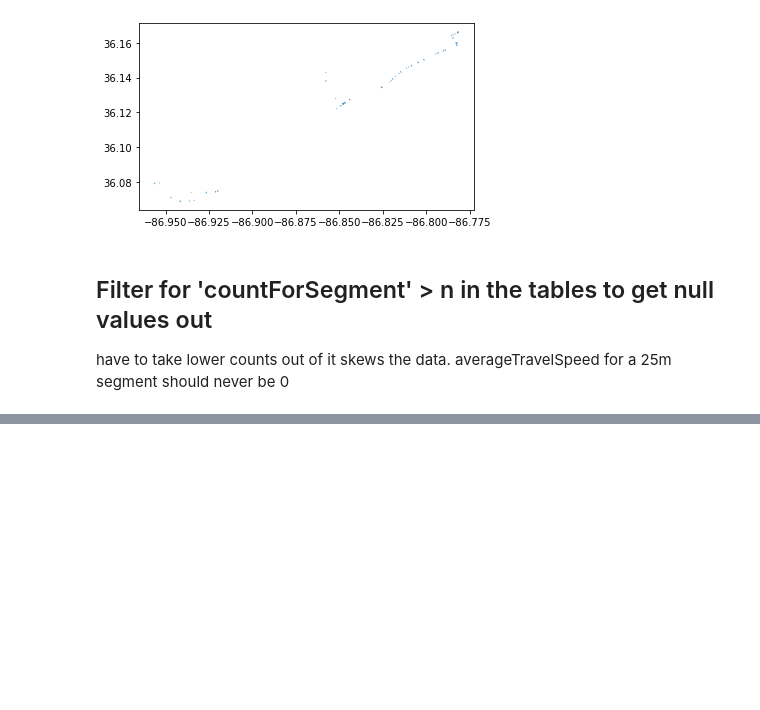
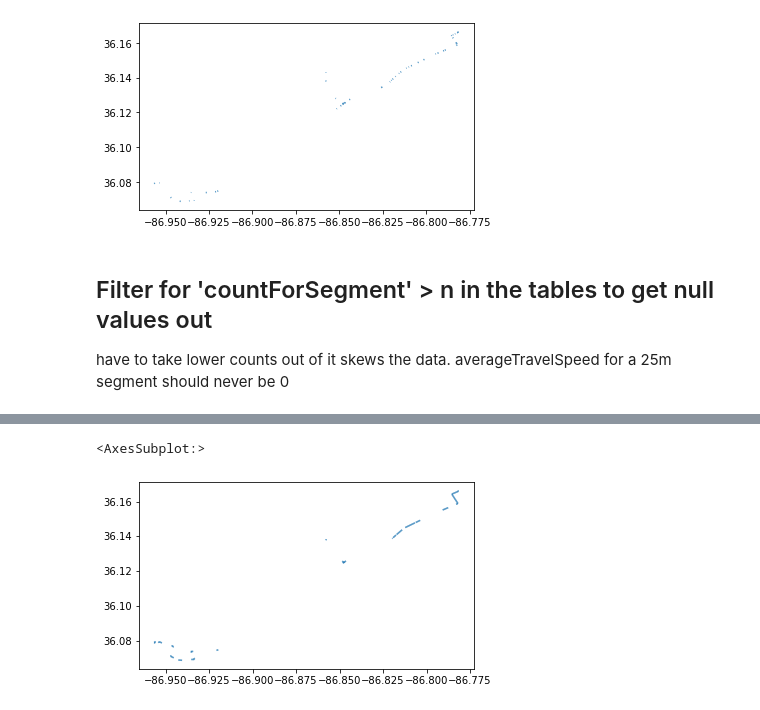
Before and after one commit to dkhamken/wego_dda7_cruella, a Jupyter notebook: notebooks/wegor3update.ipynb, the cells around one changed output, grey strips where cells are left out. Drawn from its saved outputs; the diff is of its cells as text; code cells hidden in the pictures; blank space fills up the shorter version.

```diff
--- a/notebooks/wegor3update.ipynb
+++ b/notebooks/wegor3update.ipynb
@@ -303,0 +333,6 @@ r3june['countForSegment'].max()/2
+# %%
+r3julyb20 = r3july[r3july['percent20Secs'] > np.quantile(r3july['percent20Secs'], .80)]
+r3julyb20.plot()
+# %% [output]
+<AxesSubplot:>
+[figure, added]
```
Also changed, not shown: parts of 9 cells of this notebook, 2 other files.
